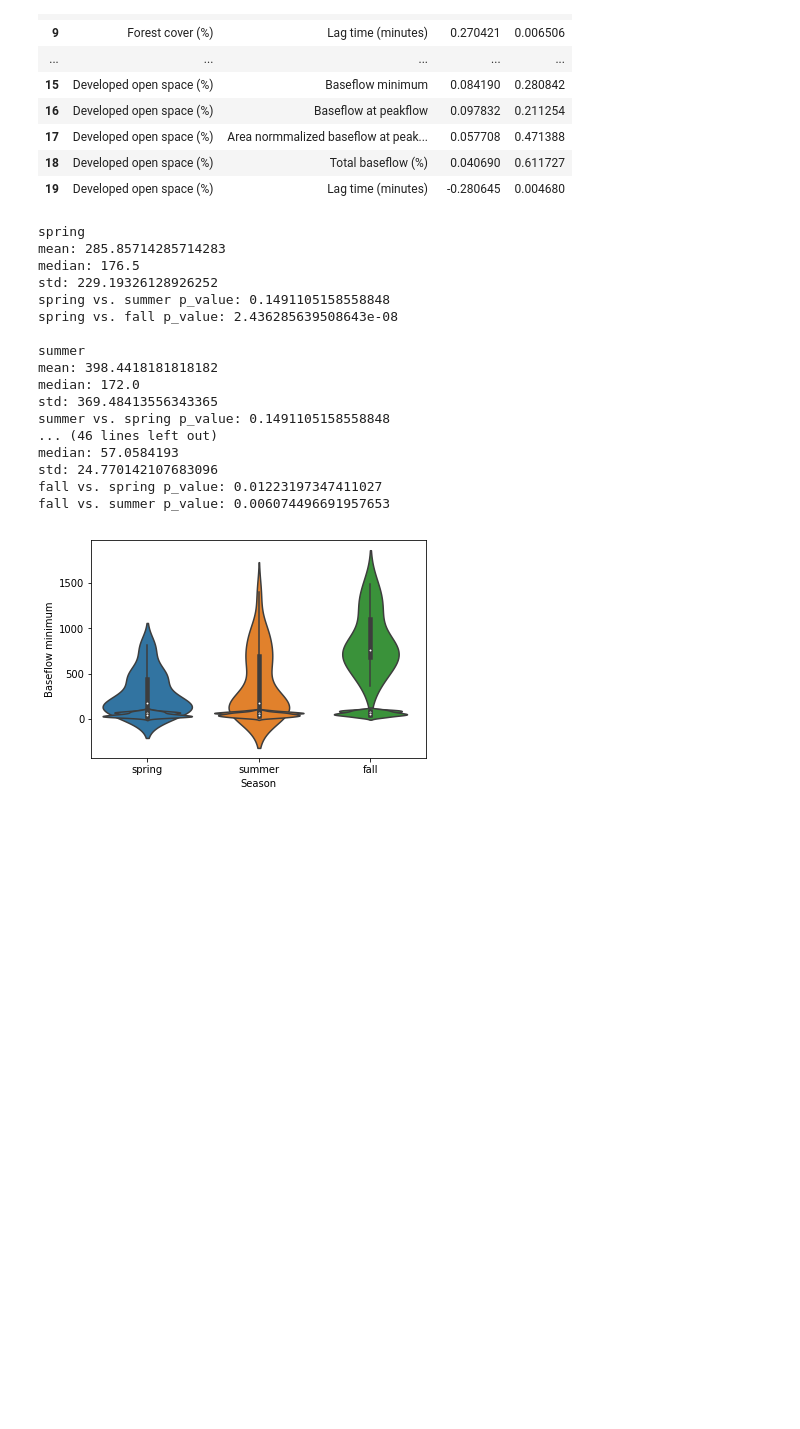
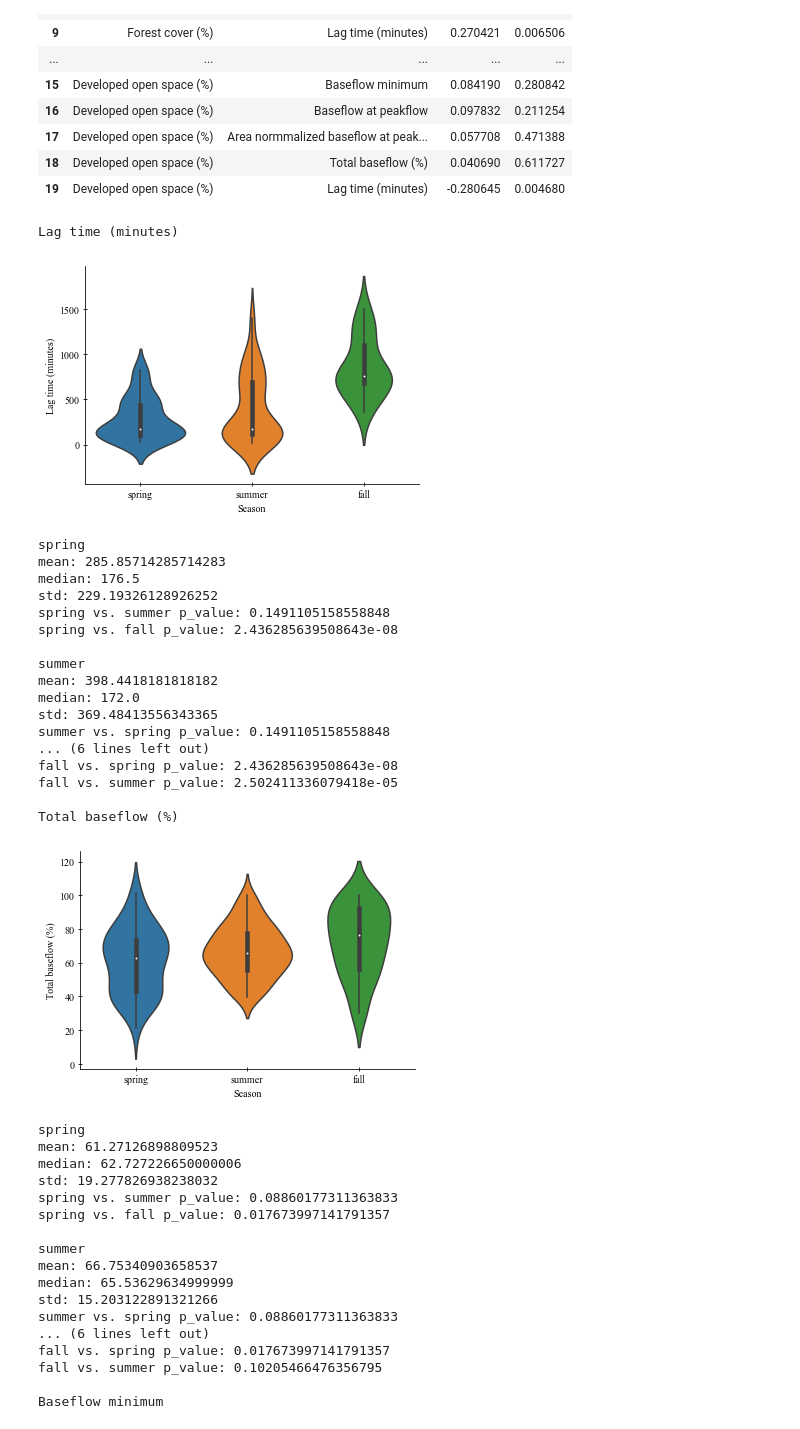
Before and after one commit to estorrs/emily-analysis, a Jupyter notebook: notebooks/emily_final.ipynb, the cells around one changed output. Cells and saved outputs as stored; diff of their text form; code cells hidden in the pictures; blank space fills up the shorter version.

```diff
--- a/notebooks/emily_final.ipynb
+++ b/notebooks/emily_final.ipynb
@@ -15,6 +15,10 @@ import pandas as pd
 import scipy
 # %%
 matplotlib.rc('xtick', labelsize=10)
+# %%
+plt.rcParams["font.family"] = "Times New Roman"
+plt.rcParams["xtick.direction"] = "inout"
+plt.rcParams["ytick.direction"] = "inout"
 # %%
 # sns.set(font='Times New Roman')
 # %%
@@ -220,49 +227,72 @@ stats_df
 # %%
 y_vars = ['Lag time (minutes)', 'Total baseflow (%)', 'Baseflow minimum']
 
 group_1s, group_2s, p_values = [], [], []
 for y_variable in y_vars:
+    print(y_variable)
+#     ax = sns.violinplot(x="Season", y=y_variable, data=df,
+#                        order=['spring', 'summer', 'fall'])
     ax = sns.violinplot(x="Season", y=y_variable, data=df,
                        order=['spring', 'summer', 'fall'])
+    sns.despine()
 
-#     plt.show()
     plt.savefig(f'Season_vs_{y_variable}.pdf')
+    plt.show()
 
     for j in ['spring', 'summer', 'fall']:
         print(j)
         vals = [v for v in df[df['Season']==j][y_variable]
                if not pd.isna(v)]
         mean = np.average(vals)
         median = np.median(vals)
         std = np.std(vals)
         print(f'mean: {mean}')
         print(f'median: {median}')
         print(f'std: {std}')
         for k in ['spring', 'summer', 'fall']:
             if j != k:
                 ls = [x for x in list(df[df['Season']==j][y_variable])
                      if not pd.isna(x)]
                 xs = [x for x in list(df[df['Season']==k][y_variable])
                      if not pd.isna(x)]
                 p_value = scipy.stats.ttest_ind(ls, xs)[1]
                 print(f'{j} vs. {k} p_value: {p_value}')
         print()
 # %% [output]
-spring
-mean: 285.85714285714283
-median: 176.5
-std: 229.19326128926252
-spring vs. summer p_value: 0.1491105158558848
-spring vs. fall p_value: 2.436285639508643e-08
-
-summer
-mean: 398.4418181818182
-median: 172.0
-std: 369.48413556343365
-summer vs. spring p_value: 0.1491105158558848
-... (46 lines left out)
-median: 57.0584193
-std: 24.770142107683096
-fall vs. spring p_value: 0.01223197347411027
-fall vs. summer p_value: 0.006074496691957653
+Lag time (minutes)
-[figure, old version]
+[figure, new version]
+spring
+mean: 285.85714285714283
+median: 176.5
+std: 229.19326128926252
+spring vs. summer p_value: 0.1491105158558848
+spring vs. fall p_value: 2.436285639508643e-08
+
+summer
+mean: 398.4418181818182
+median: 172.0
+std: 369.48413556343365
+summer vs. spring p_value: 0.1491105158558848
+... (6 lines left out)
+fall vs. spring p_value: 2.436285639508643e-08
+fall vs. summer p_value: 2.502411336079418e-05
+
+Total baseflow (%)
+[figure, added]
+spring
+mean: 61.27126898809523
+median: 62.727226650000006
+std: 19.277826938238032
+spring vs. summer p_value: 0.08860177311363833
+spring vs. fall p_value: 0.017673997141791357
+
+summer
+mean: 66.75340903658537
+median: 65.53629634999999
+std: 15.203122891321266
+summer vs. spring p_value: 0.08860177311363833
+... (6 lines left out)
+fall vs. spring p_value: 0.017673997141791357
+fall vs. summer p_value: 0.10205466476356795
+
+Baseflow minimum
```
Also changed, not shown: parts of 7 cells of this notebook, 2 other files.
